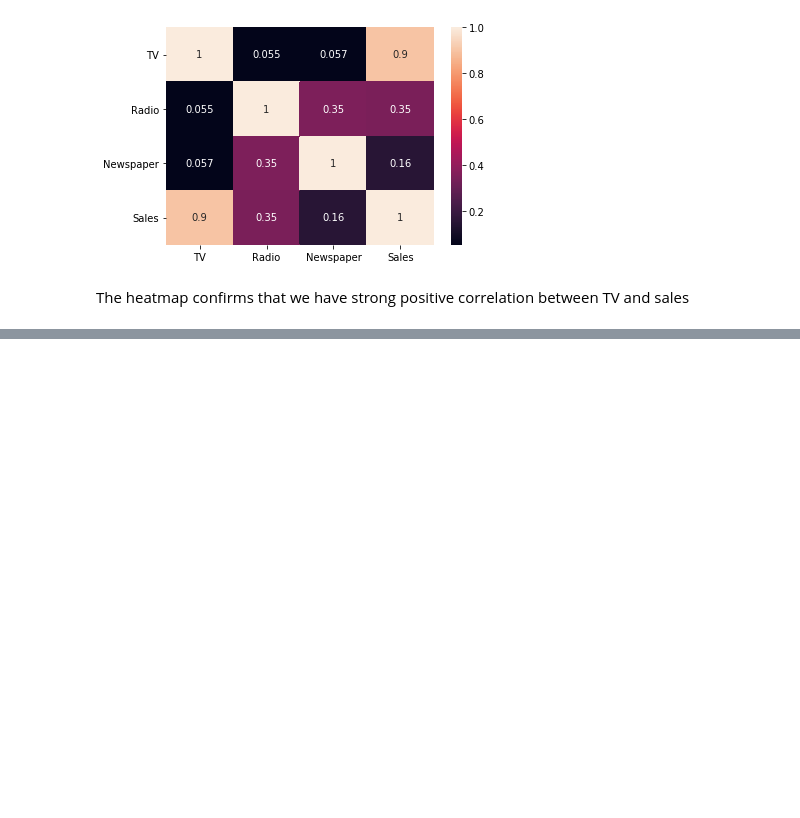
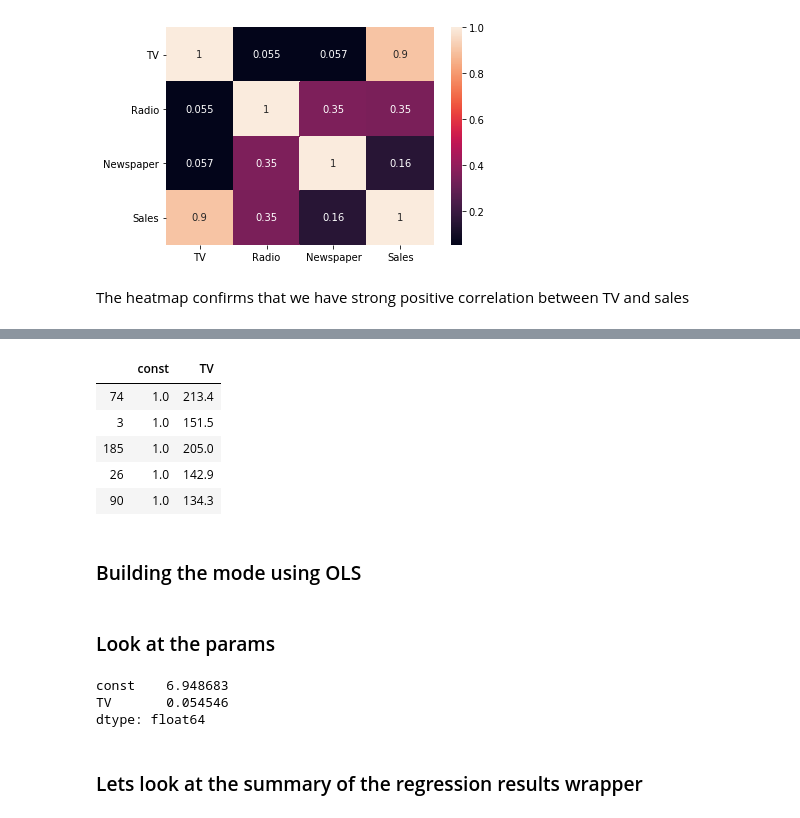
Before and after one commit to raditz2488/AIML, a Jupyter notebook: SimpleLinearRegression/SimpleLinearRegression.ipynb, the cells around one changed output, grey strips where cells are left out. Saved outputs shown, nothing was run; the diff lists cells and outputs as text; code cells hidden in the pictures; blank space fills up the shorter version.

```diff
--- a/SimpleLinearRegression/SimpleLinearRegression.ipynb
+++ b/SimpleLinearRegression/SimpleLinearRegression.ipynb
@@ -50,0 +78,11 @@ The heatmap confirms that we have strong positive correlation between TV and sal
+# %%
+X_train_sm.head()
+# %% [output]
+|  | const | TV |
+| 74 | 1.0 | 213.4 |
+| 3 | 1.0 | 151.5 |
+| 185 | 1.0 | 205.0 |
+| 26 | 1.0 | 142.9 |
+| 90 | 1.0 | 134.3 |
+# %% [markdown]
+### Building the mode using  OLS
@@ -50,0 +92,10 @@ The heatmap confirms that we have strong positive correlation between TV and sal
+# %% [markdown]
+### Look at the params
+# %%
+reg_results_wrapper.params
+# %% [output]
+const    6.948683
+TV       0.054546
+dtype: float64
+# %% [markdown]
+### Lets look at the summary of the regression results wrapper
```
Also changed, not shown: parts of 20 cells of this notebook.
